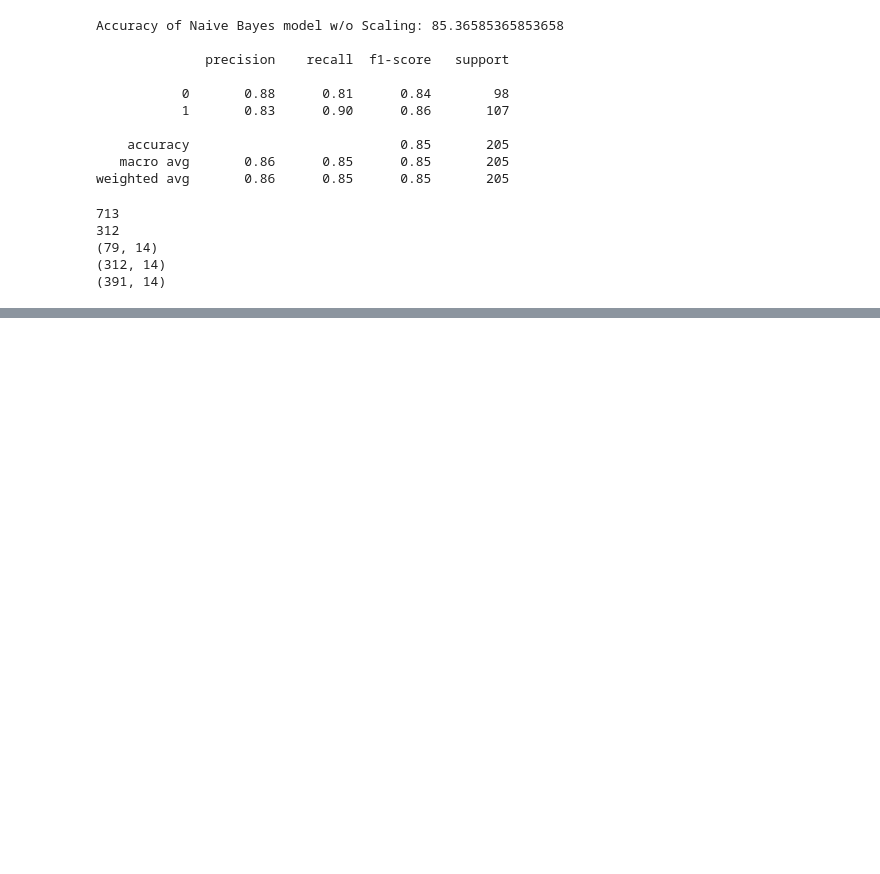
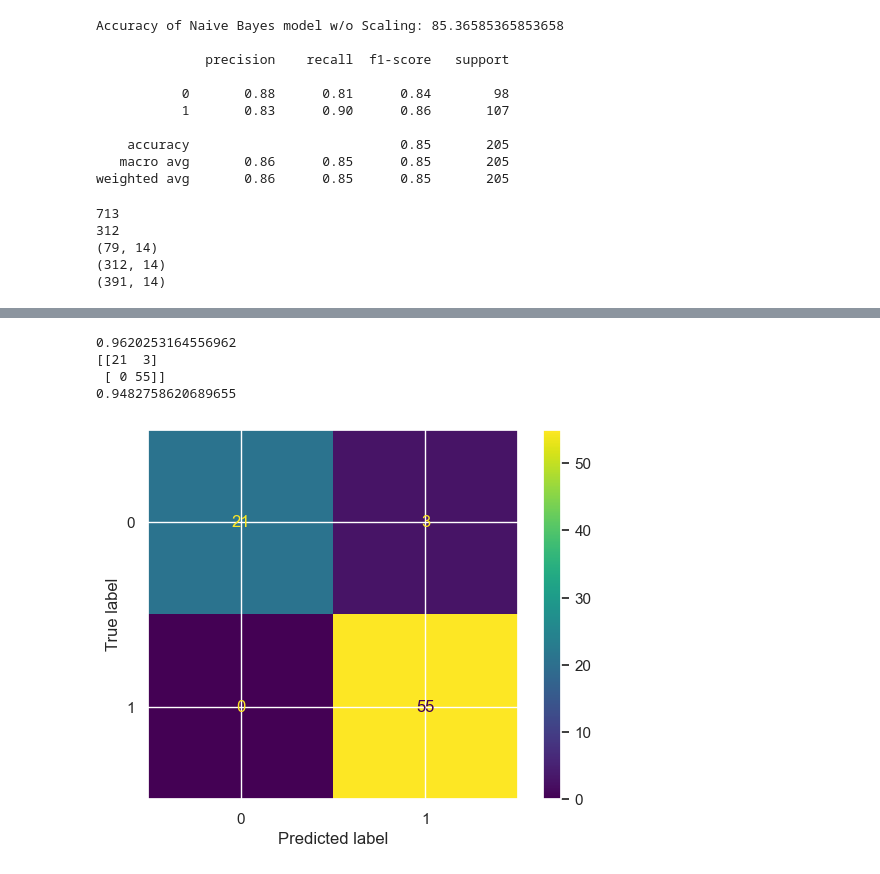
Before and after one commit to RacHiT101/MLOps-Heart_Disesase_Pred, a Jupyter notebook: MLOPS_Heart_Disease.ipynb, the cells around one changed output, grey strips where cells are left out. Saved outputs shown, nothing was run; the diff lists cells and outputs as text; code cells hidden in the pictures; blank space fills up the shorter version.

```diff
--- a/MLOPS_Heart_Disease.ipynb
+++ b/MLOPS_Heart_Disease.ipynb
@@ -1040,3 +1082,31 @@ weighted avg       0.91      0.91      0.91        79
+# %%
+abc = AdaBoostClassifier(n_estimators = 50, random_state = 2)
+gbdt = GradientBoostingClassifier(n_estimators = 50, random_state = 2)
+svc = SVC(kernel = 'sigmoid', gamma = 1.0)
+knc = KNeighborsClassifier()
+mnb = MultinomialNB()
+dtc = DecisionTreeClassifier(max_depth = 5)
+lrc = LogisticRegression(solver = 'liblinear', penalty = 'l1')
+
+voting = VotingClassifier(estimators=[('gbdt', gbdt), ('abc', abc), ('dtc', dtc), ('knc', knc)],voting='soft')
+
+voting.fit(X_train, y_train)
+
+y_pred = voting.predict(X_test)
+
+print(accuracy_score(y_test, y_pred))
+print(confusion_matrix(y_test, y_pred))
+print(precision_score(y_test, y_pred))
+
+disp = ConfusionMatrixDisplay(confusion_matrix=confusion_matrix(y_test, y_pred))
+disp.plot()
+plt.show()
+# %% [output]
+0.9620253164556962
+[[21  3]
+ [ 0 55]]
+0.9482758620689655
+[figure, added]
 # %%
 # Create transformers for scaling
 numeric_transformer = ('scale', MinMaxScaler(), columns_to_scale)
```
Also changed, not shown: parts of 32 cells of this notebook, 4 other files.
